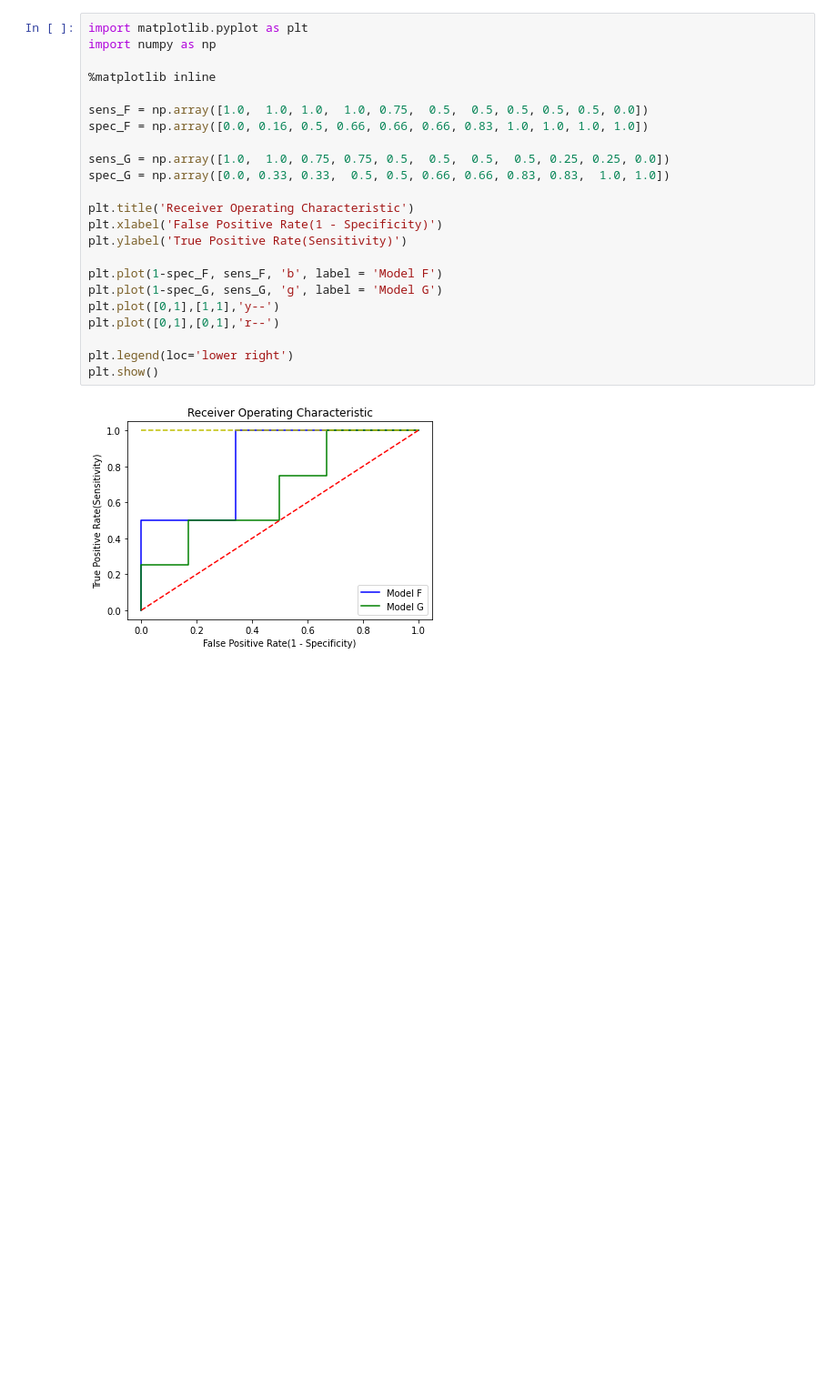
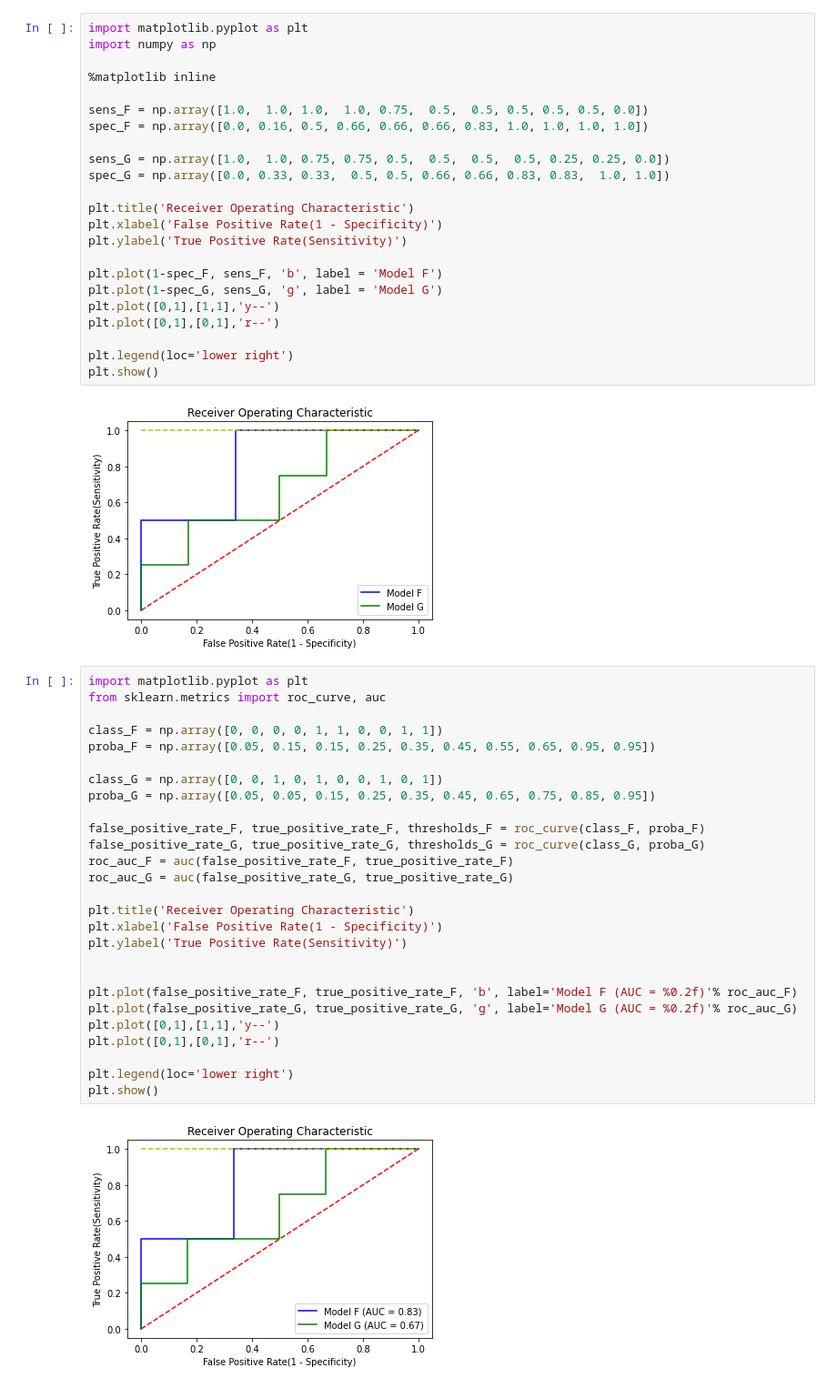
Before and after one commit to hwookim/keras-practice, a Jupyter notebook: 0329/roc_curve.ipynb, the cells around one changed output. Shown: that part at 91% size. Drawn from its saved outputs; the diff is of its cells as text; blank space fills up the shorter version.

```diff
--- a/0329/roc_curve.ipynb
+++ b/0329/roc_curve.ipynb
@@ -23,3 +23,32 @@ plt.legend(loc='lower right')
 plt.show()
 # %% [output]
 [figure]
+# %%
+import matplotlib.pyplot as plt
+from sklearn.metrics import roc_curve, auc
+
+class_F = np.array([0, 0, 0, 0, 1, 1, 0, 0, 1, 1])
+proba_F = np.array([0.05, 0.15, 0.15, 0.25, 0.35, 0.45, 0.55, 0.65, 0.95, 0.95])
+
+class_G = np.array([0, 0, 1, 0, 1, 0, 0, 1, 0, 1])
+proba_G = np.array([0.05, 0.05, 0.15, 0.25, 0.35, 0.45, 0.65, 0.75, 0.85, 0.95])
+
+false_positive_rate_F, true_positive_rate_F, thresholds_F = roc_curve(class_F, proba_F)
+false_positive_rate_G, true_positive_rate_G, thresholds_G = roc_curve(class_G, proba_G)
+roc_auc_F = auc(false_positive_rate_F, true_positive_rate_F)
+roc_auc_G = auc(false_positive_rate_G, true_positive_rate_G)
+
+plt.title('Receiver Operating Characteristic')
+plt.xlabel('False Positive Rate(1 - Specificity)')
+plt.ylabel('True Positive Rate(Sensitivity)')
+
+
+plt.plot(false_positive_rate_F, true_positive_rate_F, 'b', label='Model F (AUC = %0.2f)'% roc_auc_F)
+plt.plot(false_positive_rate_G, true_positive_rate_G, 'g', label='Model G (AUC = %0.2f)'% roc_auc_G)
+plt.plot([0,1],[1,1],'y--')
+plt.plot([0,1],[0,1],'r--')
+
+plt.legend(loc='lower right')
+plt.show()
+# %% [output]
+[figure, added]
```
